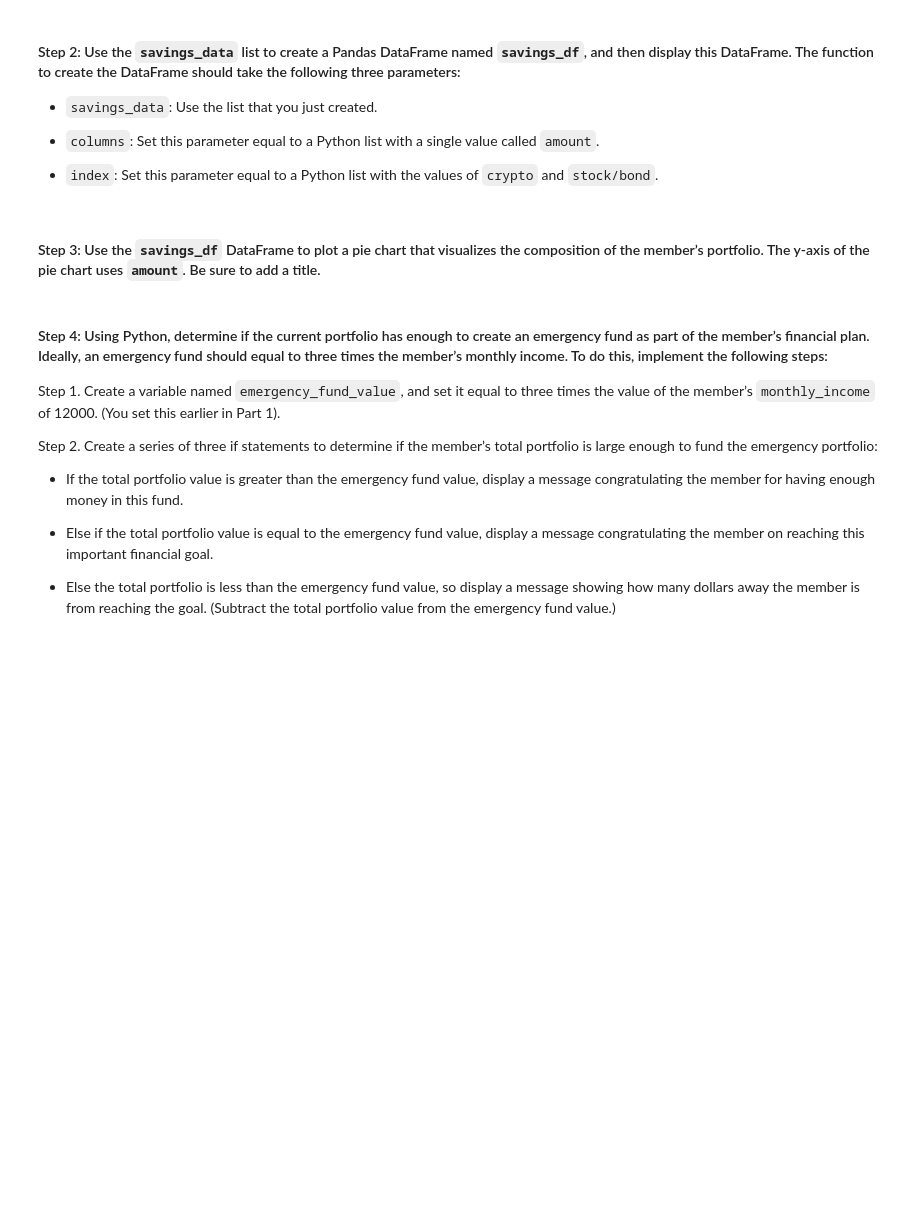
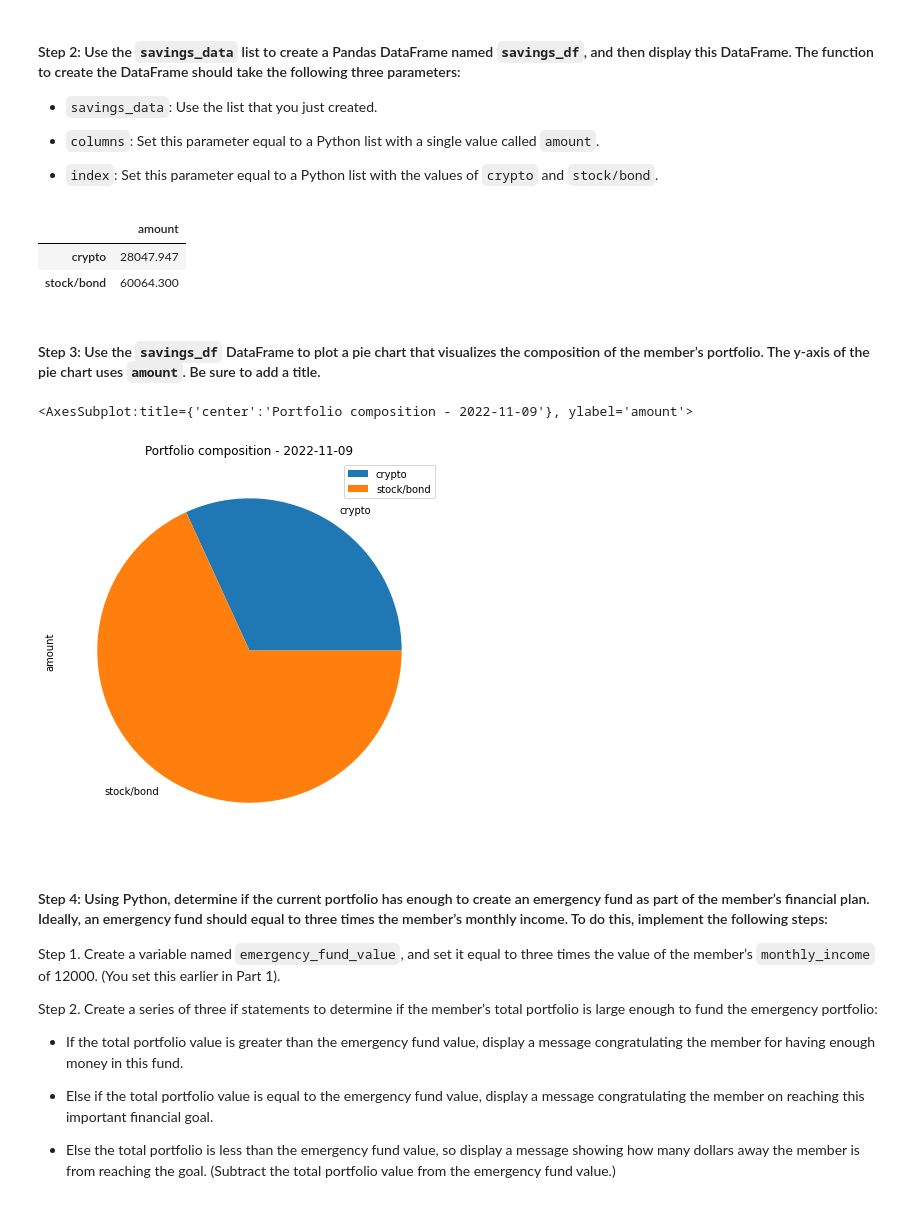
Before and after one commit to ethansilvas/financial-planning-forecaster, a Jupyter notebook: financial_planning_tools.ipynb, the cells around one changed output. Saved outputs shown, nothing was run; the diff lists cells and outputs as text; code cells hidden in the pictures; blank space fills up the shorter version.

```diff
--- a/financial_planning_tools.ipynb
+++ b/financial_planning_tools.ipynb
@@ -331,7 +331,7 @@ In this section, you’ll use the valuations for the cryptocurrency wallet and f
 #### Step 1: Create a Python list named `savings_data` that has two elements. The first element contains the total value of the cryptocurrency wallet. The second element contains the total value of the stock and bond portions of the portfolio.
 # %%
 # Consolidate financial assets data into a Python list
-# YOUR CODE HERE
+savings_data = [total_crypto_wallet, total_stocks_bonds]
 
 # Review the Python list savings_data
-# YOUR CODE HERE
+print(savings_data)
@@ -345,15 +347,22 @@ In this section, you’ll use the valuations for the cryptocurrency wallet and f
 - `index`: Set this parameter equal to a Python list with the values of `crypto` and `stock/bond`.
 # %%
 # Create a Pandas DataFrame called savings_df
-# YOUR CODE HERE
+savings_df = pd.DataFrame(savings_data, columns=['amount'], index=['crypto', 'stock/bond'])
 
 # Display the savings_df DataFrame
-# YOUR CODE HERE
+display(savings_df)
+# %% [output]
+|  | amount |
+| crypto | 28047.947 |
+| stock/bond | 60064.300 |
 # %% [markdown]
 #### Step 3: Use the `savings_df` DataFrame to plot a pie chart that visualizes the composition of the member’s portfolio. The y-axis of the pie chart uses `amount`. Be sure to add a title.
 # %%
 # Plot the total value of the member's portfolio (crypto and stock/bond) in a pie chart
-# YOUR CODE HERE
+savings_df.plot.pie(y='amount', title='Portfolio composition - 2022-11-09', figsize=(15, 7))
+# %% [output]
+<AxesSubplot:title={'center':'Portfolio composition - 2022-11-09'}, ylabel='amount'>
+[figure, added]
 # %% [markdown]
 #### Step 4: Using Python, determine if the current portfolio has enough to create an emergency fund as part of the member’s financial plan. Ideally, an emergency fund should equal to three times the member’s monthly income. To do this, implement the following steps:
 
```
Also changed, not shown: parts of 4 cells of this notebook.
